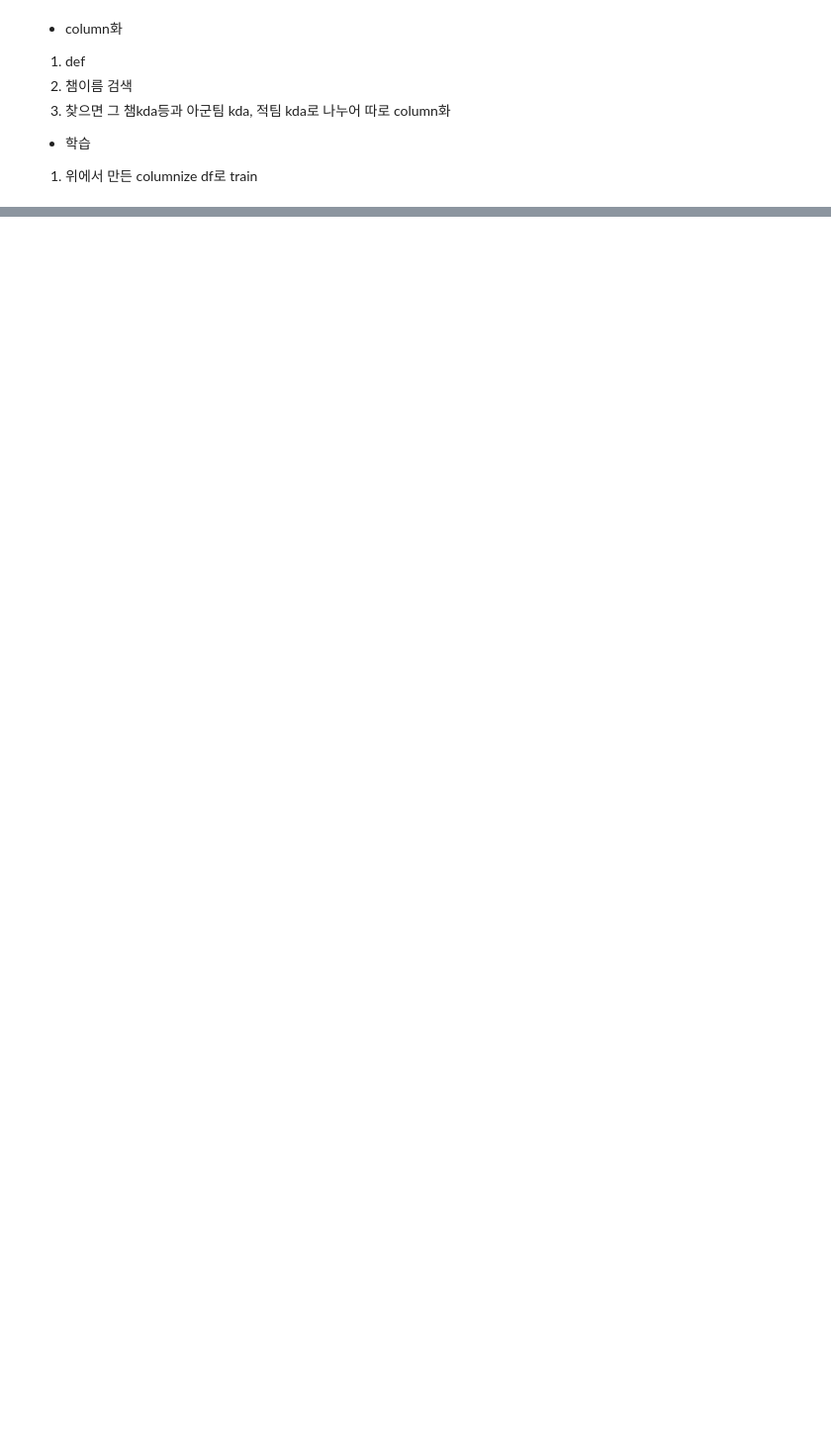
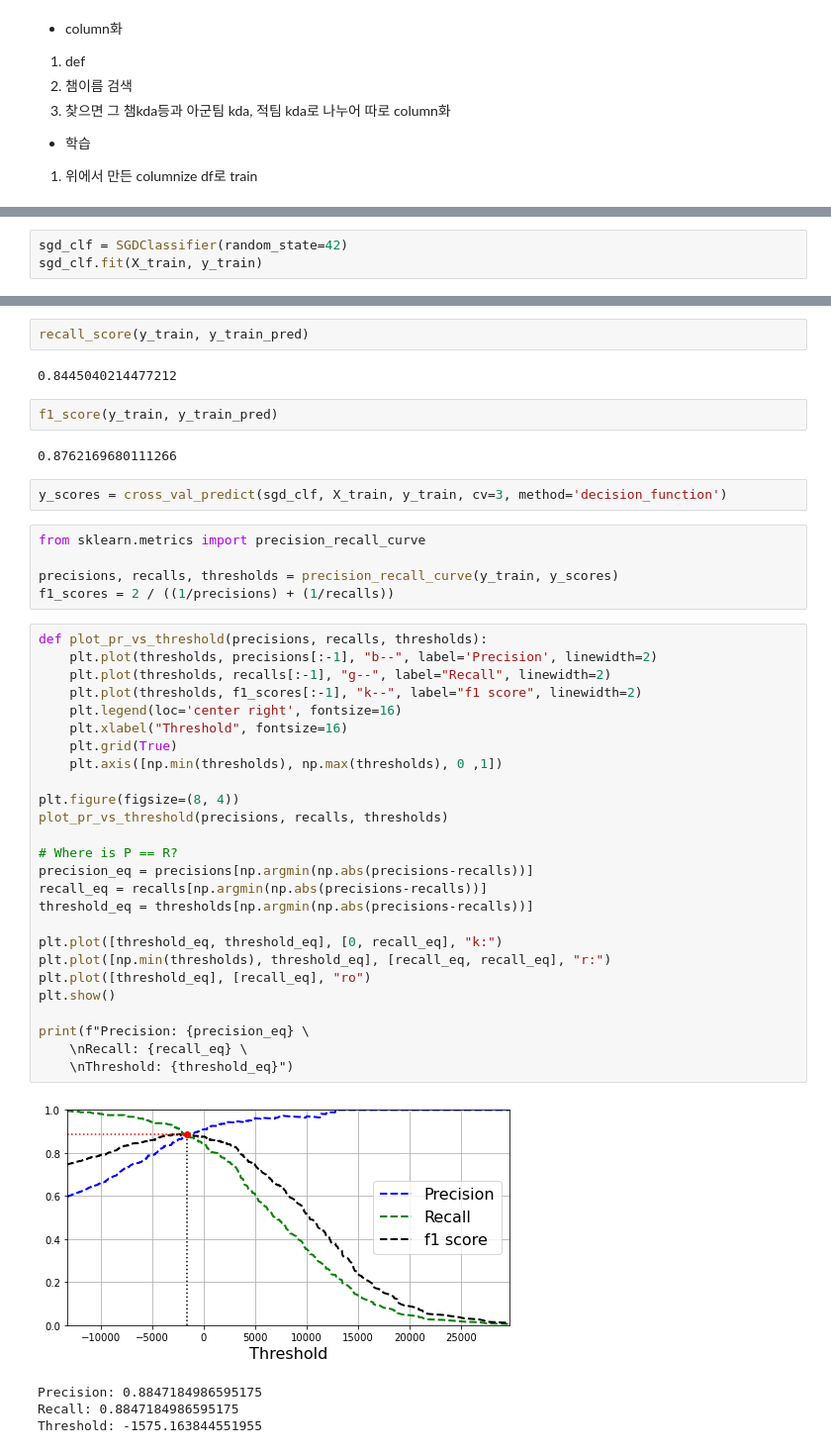
Before and after one commit to sbb2002/Lux_project, a Jupyter notebook: model/sgd_tier.ipynb, the cells around one changed output, grey strips where cells are left out. Shown at 99% size. Cells and saved outputs as stored; diff of their text form; blank space fills up the shorter version.

```diff
--- a/model/sgd_tier.ipynb
+++ b/model/sgd_tier.ipynb
@@ -1333,0 +1455,3 @@ sub_dia1.head(10)
+# %%
+sgd_clf = SGDClassifier(random_state=42)
+sgd_clf.fit(X_train, y_train)
@@ -1333,0 +1503,46 @@ sub_dia1.head(10)
+# %%
+recall_score(y_train, y_train_pred)
+# %% [output]
+0.8445040214477212
+# %%
+f1_score(y_train, y_train_pred)
+# %% [output]
+0.8762169680111266
+# %%
+y_scores = cross_val_predict(sgd_clf, X_train, y_train, cv=3, method='decision_function')
+# %%
+from sklearn.metrics import precision_recall_curve
+
+precisions, recalls, thresholds = precision_recall_curve(y_train, y_scores)
+f1_scores = 2 / ((1/precisions) + (1/recalls))
+# %%
+def plot_pr_vs_threshold(precisions, recalls, thresholds):
+    plt.plot(thresholds, precisions[:-1], "b--", label='Precision', linewidth=2)
+    plt.plot(thresholds, recalls[:-1], "g--", label="Recall", linewidth=2)
+    plt.plot(thresholds, f1_scores[:-1], "k--", label="f1 score", linewidth=2)
+    plt.legend(loc='center right', fontsize=16)
+    plt.xlabel("Threshold", fontsize=16)
+    plt.grid(True)
+    plt.axis([np.min(thresholds), np.max(thresholds), 0 ,1])
+
+plt.figure(figsize=(8, 4))
+plot_pr_vs_threshold(precisions, recalls, thresholds)
+
+# Where is P == R?
+precision_eq = precisions[np.argmin(np.abs(precisions-recalls))]
+recall_eq = recalls[np.argmin(np.abs(precisions-recalls))]
+threshold_eq = thresholds[np.argmin(np.abs(precisions-recalls))]
+
+plt.plot([threshold_eq, threshold_eq], [0, recall_eq], "k:")
+plt.plot([np.min(thresholds), threshold_eq], [recall_eq, recall_eq], "r:")
+plt.plot([threshold_eq], [recall_eq], "ro")
+plt.show()
+
+print(f"Precision: {precision_eq} \
+    \nRecall: {recall_eq} \
+    \nThreshold: {threshold_eq}")
+# %% [output]
+[figure, added]
+Precision: 0.8847184986595175
+Recall: 0.8847184986595175
+Threshold: -1575.163844551955
```
Also changed, not shown: parts of 20 cells of this notebook, 3 other files.
